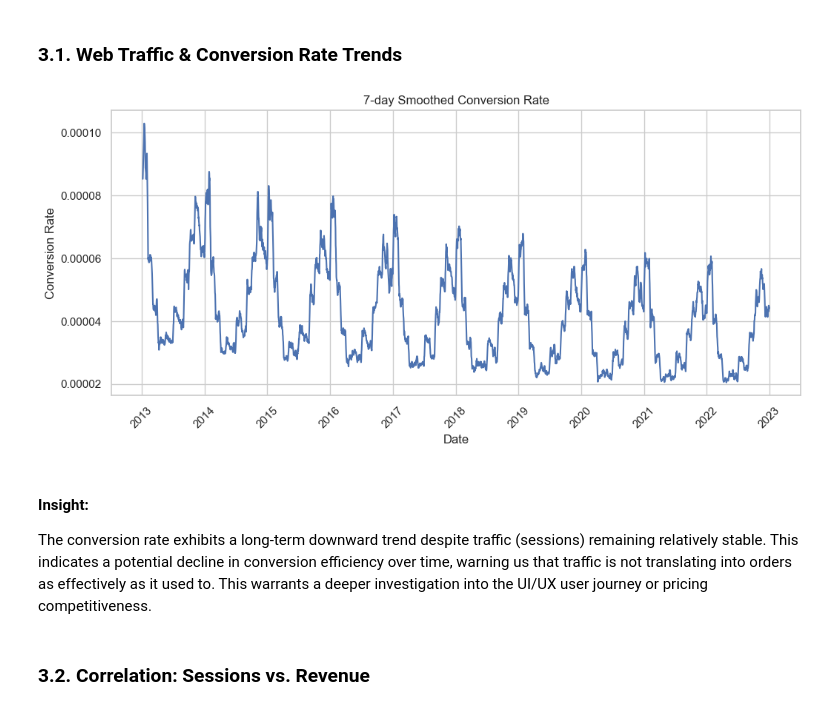
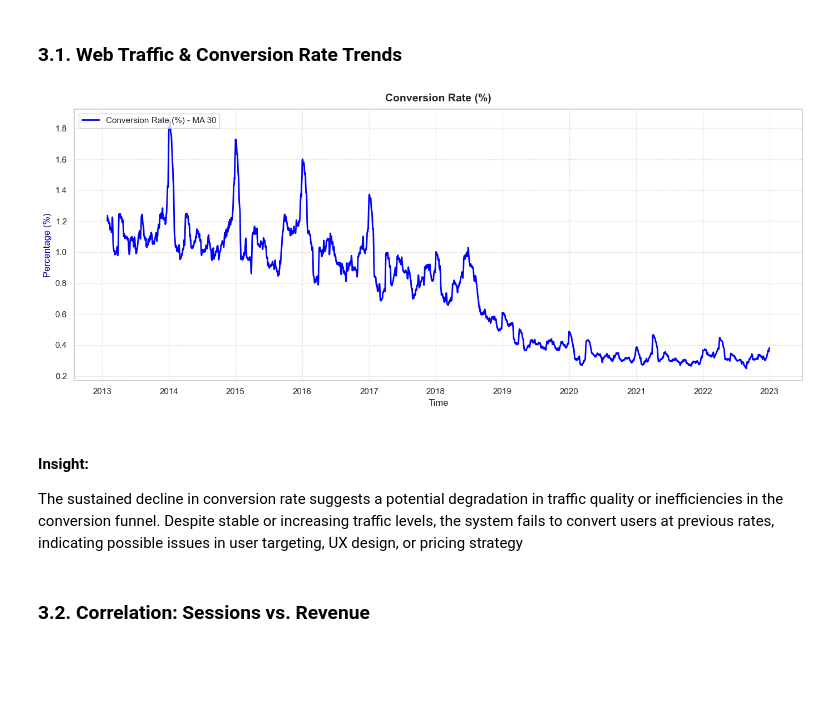
Before and after one commit to tuongvii2327/TayThanh_Datathon_2026, a Jupyter notebook: notebooks/03_EDA_traffic_payment.ipynb, the cells around one changed output. Cells and saved outputs as stored; diff of their text form; code cells hidden in the pictures; blank space fills up the shorter version.

Commit message:
update biểu đồ traffic

```diff
--- a/notebooks/03_EDA_traffic_payment.ipynb
+++ b/notebooks/03_EDA_traffic_payment.ipynb
@@ -155,28 +155,48 @@ This section visually explores the relationship between web traffic and revenue
 # %% [markdown]
 ### 3.1. Web Traffic & Conversion Rate Trends
 # %%
+# --- 1. PREP DATA ---
+df_master['Date'] = pd.to_datetime(df_master['Date'])
+
+# --- 2. AGGREGATE DAILY ---
 daily = df_master.groupby('Date').agg({
     'order_id': 'nunique',
-    'sessions': 'sum'
+    'sessions': 'mean'   # tránh duplicate do merge
 }).reset_index()
 
+# --- 3. CREATE CONVERSION RATE ---
 daily['conversion_rate'] = daily['order_id'] / daily['sessions']
-daily['conversion_rate_smooth'] = daily['conversion_rate'].rolling(7).mean()
 
-plt.figure(figsize=(12,5))
-plt.plot(daily['Date'], daily['conversion_rate_smooth'])
+# set index
+daily = daily.set_index('Date')
 
-plt.title("7-day Smoothed Conversion Rate")
-plt.xlabel("Date")
-plt.ylabel("Conversion Rate")
-plt.xticks(rotation=45)
+# --- 4. PLOT ---
+window = 30
 
+plt.figure(figsize=(14,6))
+
+plt.plot(
+    daily.index,
+    (daily['conversion_rate'] * 100).rolling(window).mean(),
+    color='blue',
+    linewidth=2,
+    label='Conversion Rate (%) - MA 30'
+)
+
+plt.title('Conversion Rate (%)', fontsize=14, fontweight='bold', pad=10)
+plt.ylabel('Percentage (%)', color='darkblue', fontsize=12)
+plt.xlabel('Time', fontsize=12)
+
+plt.legend(loc='upper left')
+plt.grid(True, linestyle='--', alpha=0.5)
+
+plt.tight_layout()
 plt.show()
 # %% [output]
-[figure, old version]
+[figure, new version]
 # %% [markdown]
 #### **Insight:**
-The conversion rate exhibits a long-term downward trend despite traffic (sessions) remaining relatively stable. This indicates a potential decline in conversion efficiency over time, warning us that traffic is not translating into orders as effectively as it used to. This warrants a deeper investigation into the UI/UX user journey or pricing competitiveness.
+The sustained decline in conversion rate suggests a potential degradation in traffic quality or inefficiencies in the conversion funnel. Despite stable or increasing traffic levels, the system fails to convert users at previous rates, indicating possible issues in user targeting, UX design, or pricing strategy
 # %% [markdown]
 ### 3.2. Correlation: Sessions vs. Revenue
 # %%
```
Also changed, not shown: parts of 2 cells of this notebook, 20 other files.
